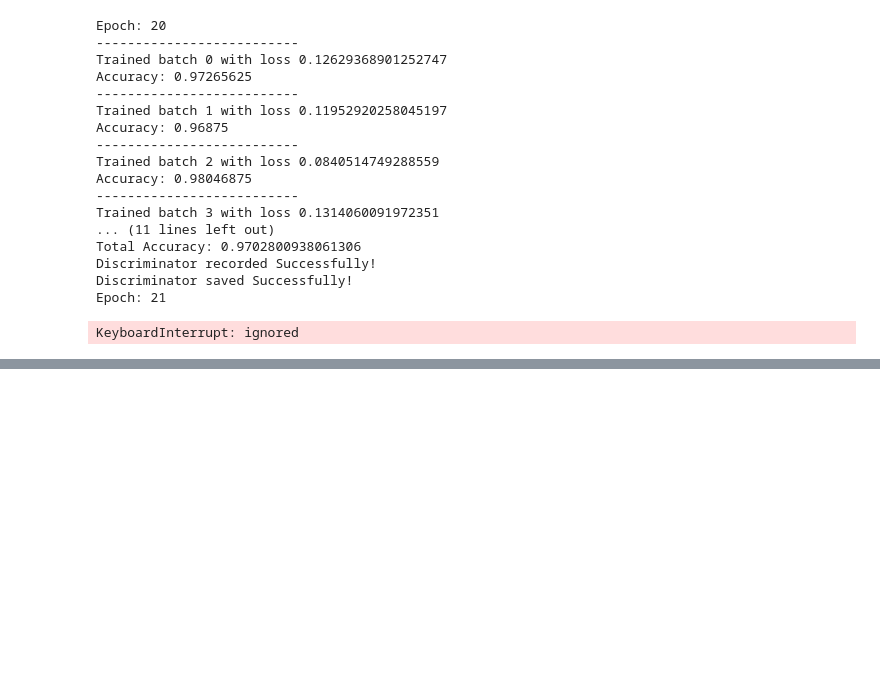
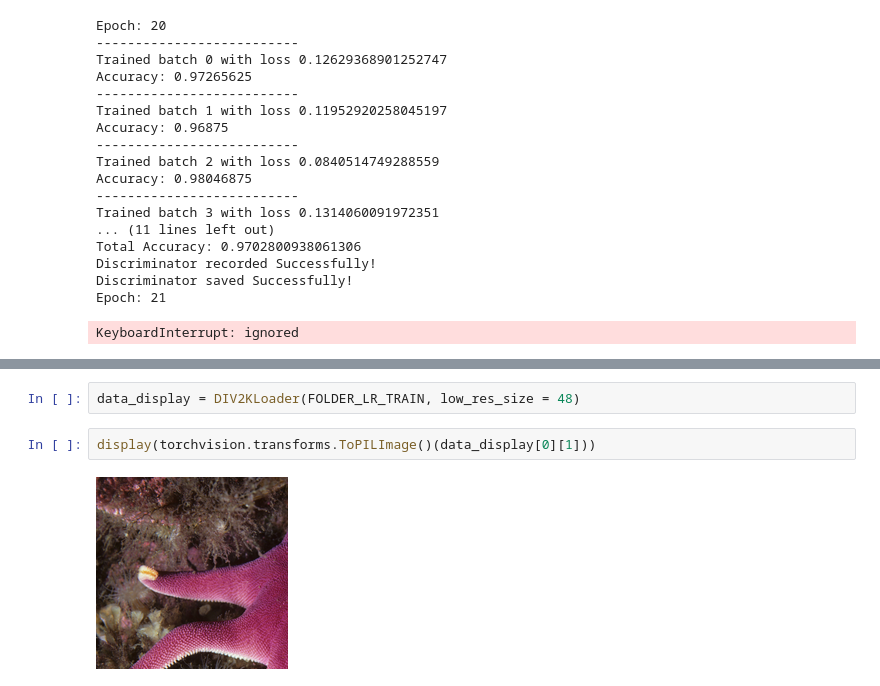
Before and after one commit to vincentbriat/Super-resolution-investigation, a Jupyter notebook: Discriminator_training.ipynb, the cells around one changed output, grey strips where cells are left out. Drawn from its saved outputs; the diff is of its cells as text; blank space fills up the shorter version.

```diff
--- a/Discriminator_training.ipynb
+++ b/Discriminator_training.ipynb
@@ -492,0 +848,6 @@ KeyboardInterrupt: ignored
+# %%
+data_display = DIV2KLoader(FOLDER_LR_TRAIN, low_res_size = 48)
+# %%
+display(torchvision.transforms.ToPILImage()(data_display[0][1]))
+# %% [output]
+[figure, added]
```
Also changed, not shown: parts of 18 cells of this notebook.
